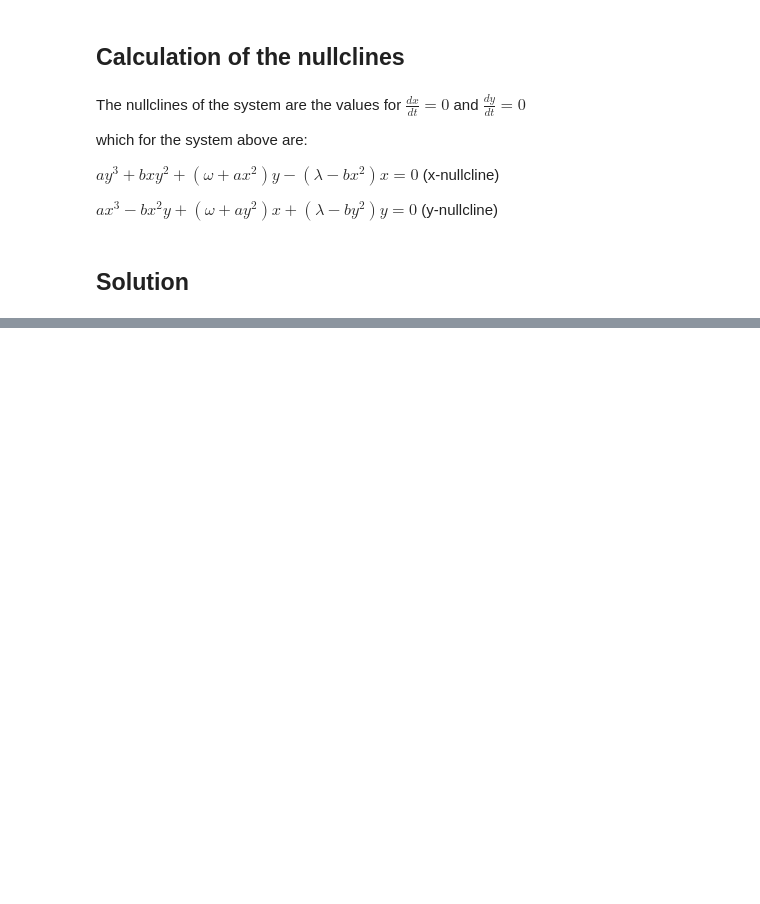
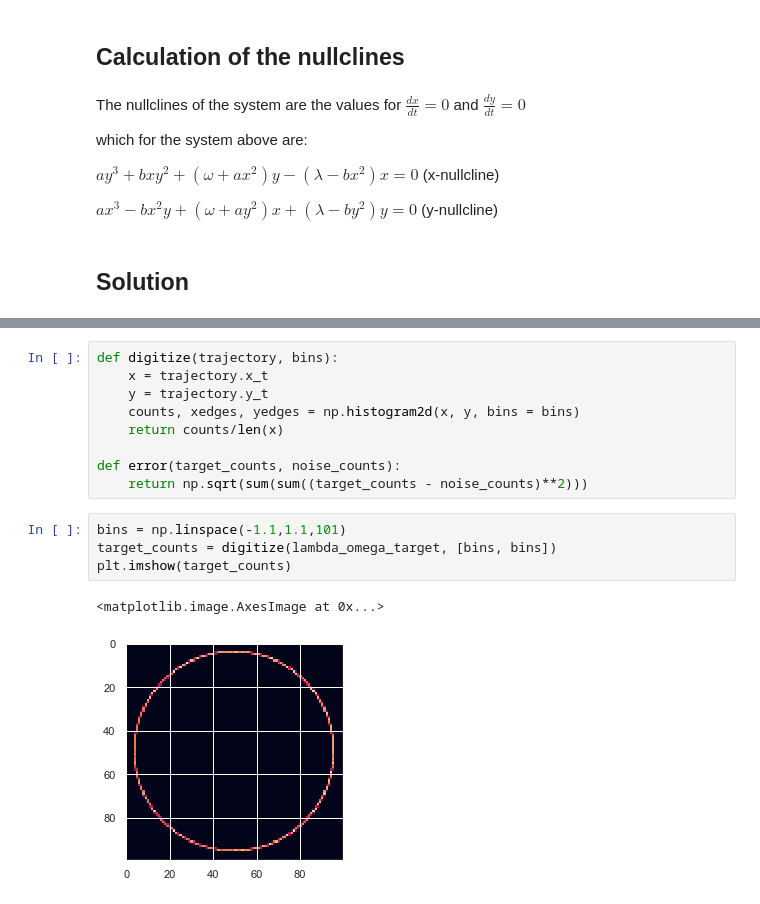
Before and after one commit to dbikiel/lambdaomega, a Jupyter notebook: Creating a Class for Lambda-Omega Systems for fast observation of the parameters effect.ipynb, the cells around one changed output, grey strips where cells are left out. Drawn from its saved outputs; the diff is of its cells as text; blank space fills up the shorter version.

```diff
--- a/Creating a Class for Lambda-Omega Systems for fast observation of the parameters effect.ipynb
+++ b/Creating a Class for Lambda-Omega Systems for fast observation of the parameters effect.ipynb
@@ -110,0 +278,16 @@ class LambdaOmega:
+# %%
+def digitize(trajectory, bins):
+    x = trajectory.x_t
+    y = trajectory.y_t
+    counts, xedges, yedges = np.histogram2d(x, y, bins = bins)
+    return counts/len(x)
+
+def error(target_counts, noise_counts):
+    return np.sqrt(sum(sum((target_counts - noise_counts)**2)))
+# %%
+bins = np.linspace(-1.1,1.1,101)
+target_counts = digitize(lambda_omega_target, [bins, bins])
+plt.imshow(target_counts)
+# %% [output]
+<matplotlib.image.AxesImage at 0x...>
+[figure, added]
```
Also changed, not shown: parts of 32 cells of this notebook.
